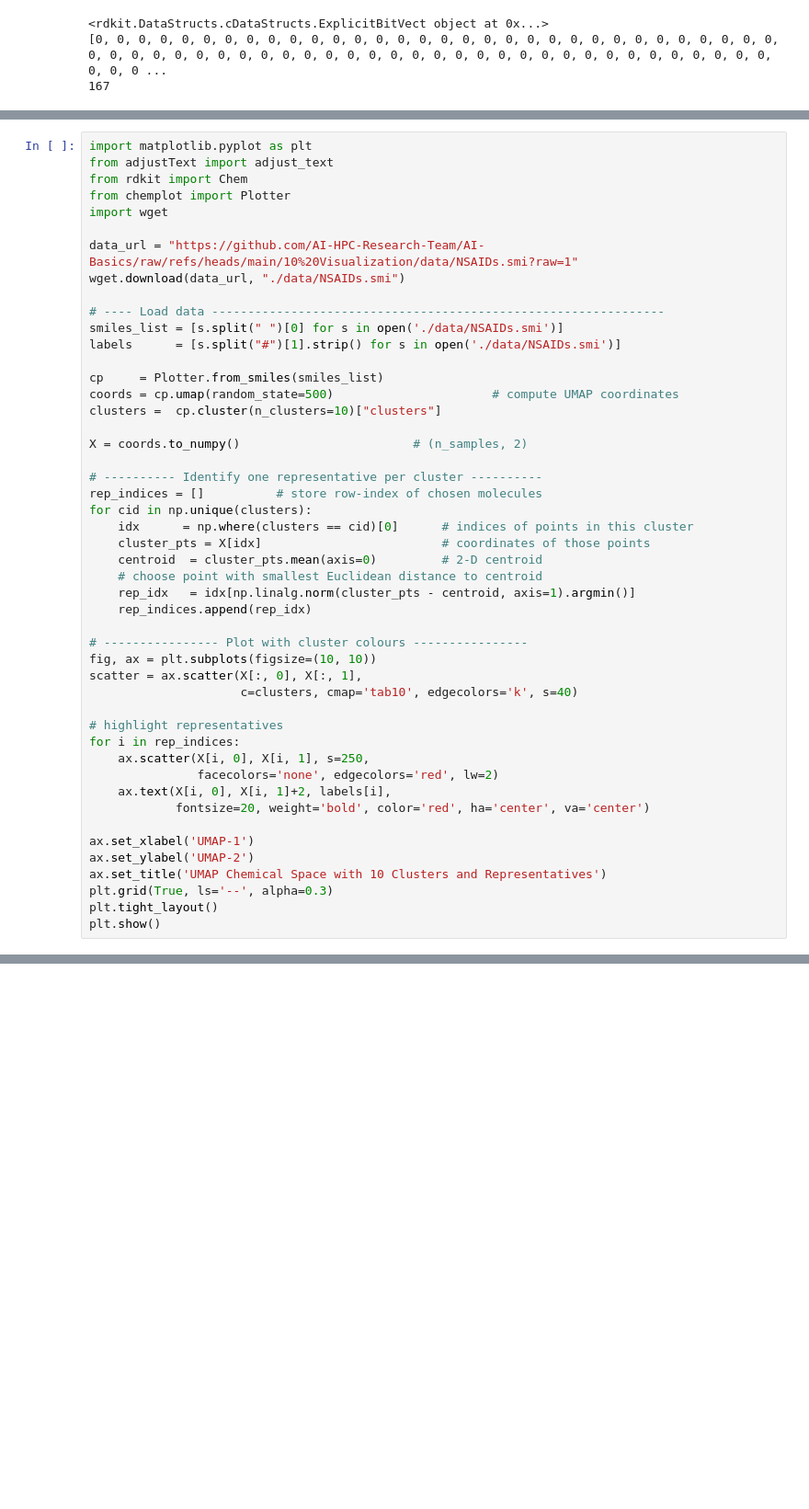
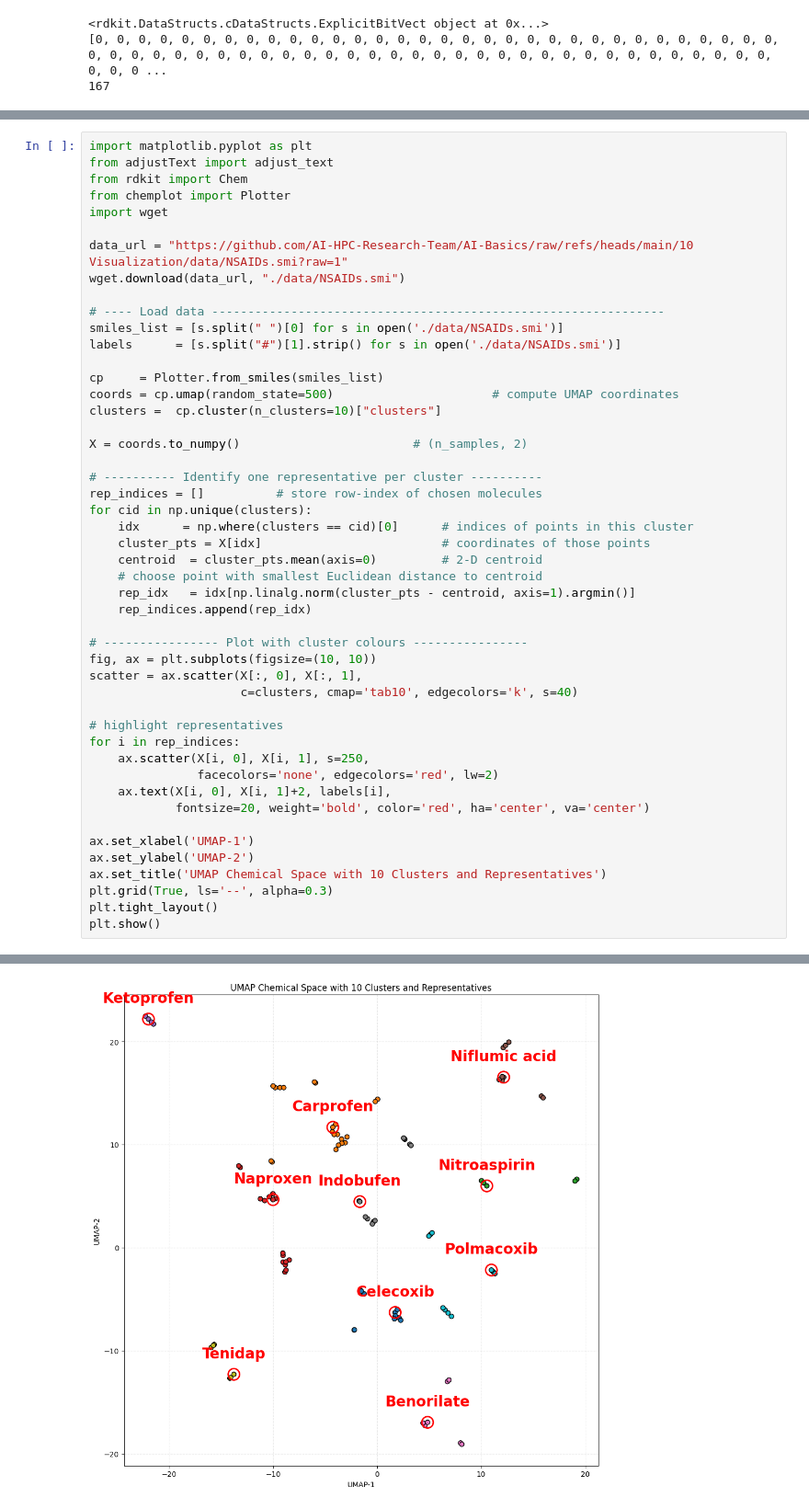
Before and after one commit to AI-HPC-Research-Team/AI-Basics, a Jupyter notebook: 10 Visualization/visualization.ipynb, the cells around one changed output, grey strips where cells are left out. Shown at 92% size. Cells and saved outputs as stored; diff of their text form; blank space fills up the shorter version.

```diff
--- a/10 Visualization/visualization.ipynb
+++ b/10 Visualization/visualization.ipynb
@@ -346,7 +376,7 @@ from rdkit import Chem
 from chemplot import Plotter
 import wget
 
-data_url = "https://github.com/AI-HPC-Research-Team/AI-Basics/raw/refs/heads/main/10%20Visualization/data/NSAIDs.smi?raw=1"
+data_url = "https://github.com/AI-HPC-Research-Team/AI-Basics/raw/refs/heads/main/10 Visualization/data/NSAIDs.smi?raw=1"
 wget.download(data_url, "./data/NSAIDs.smi")
 
 # ---- Load data ---------------------------------------------------------------
@@ -387,3 +417,4 @@ ax.set_title('UMAP Chemical Space with 10 Clusters and Representatives')
 plt.grid(True, ls='--', alpha=0.3)
 plt.tight_layout()
 plt.show()
+# %% [output]
@@ -389,0 +424 @@ plt.show()
+[figure, added]
```
Also changed, not shown: parts of 11 cells of this notebook.
